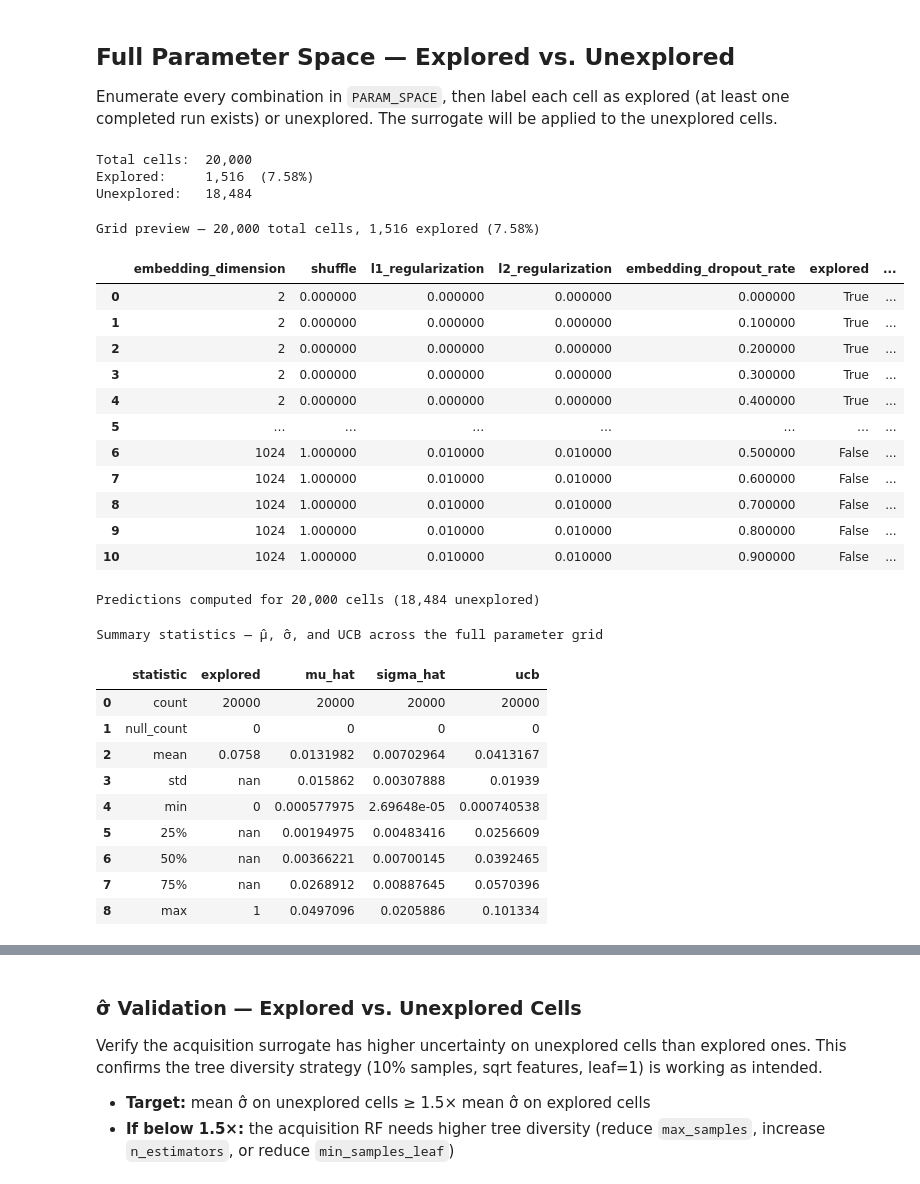
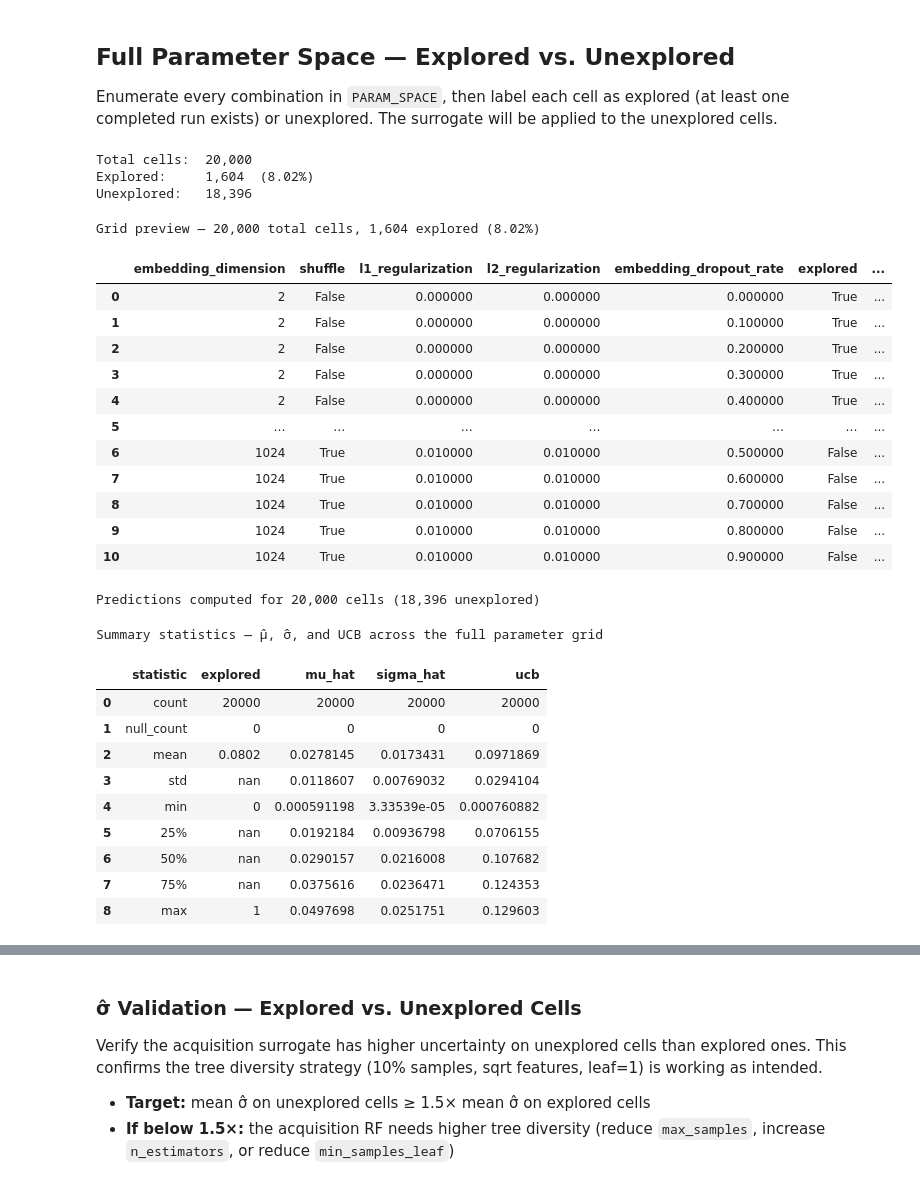
Before and after one commit to chaald/peppermint-matrix, a Jupyter notebook: notebooks/parameter_analysis/surrogate_model.ipynb, the cells around one changed output, grey strips where cells are left out. Drawn from its saved outputs; the diff is of its cells as text; code cells hidden in the pictures.

```diff
--- a/notebooks/parameter_analysis/surrogate_model.ipynb
+++ b/notebooks/parameter_analysis/surrogate_model.ipynb
@@ -132,8 +135,8 @@ Extract X (hyperparameter features) and y (best checkpoint score) from the loade
 required_cols = feature_names + [target_metric]
 full_dataframe = experiment_runs.select(required_cols).drop_nulls()
 
-# Cast shuffle (boolean) to float so sklearn is happy
-full_dataframe = full_dataframe.with_columns(pl.col("shuffle").cast(pl.Float64))
+# Cast shuffle to Boolean for consistency with convergence simulation
+full_dataframe = full_dataframe.with_columns(pl.col("shuffle").cast(pl.Boolean))
 
 full_features = full_dataframe.select(feature_names).to_numpy()
 full_target = full_dataframe[target_metric].to_numpy()
@@ -145,3 +148,31 @@ print(f"Target mean:   {full_target.mean():.4f}  ±  {full_target.std():.4f}")
 Training samples: 3,410
 Target range:  [0.0004, 0.0511]
 Target mean:   0.0217  ±  0.0193
+# %%
+# Generate K=100 virtual samples with optimism prior (λ=1.0)
+virtual_lambda = 1.0
+virtual_sample_count = 100
+
+best_observed = full_dataframe[target_metric].max()
+mean_observed = full_dataframe[target_metric].mean()
+std_observed = full_dataframe[target_metric].std()
+virtual_target = max(best_observed, mean_observed + virtual_lambda * std_observed)
+
+all_combinations = list(itertools.product(*parameter_space.values()))
+virtual_grid_vector = np.array(all_combinations, dtype=object)
+
+rng = np.random.default_rng(42)
+virtual_indices = rng.integers(0, len(virtual_grid_vector), size=virtual_sample_count)
+virtual_configs = virtual_grid_vector[virtual_indices]
+
+virtual_data = {col: virtual_configs[:, i].tolist() for i, col in enumerate(feature_names)}
+virtual_data[target_metric] = [virtual_target] * virtual_sample_count
+virtual_dataframe = pl.DataFrame(virtual_data)
+virtual_dataframe = virtual_dataframe.with_columns(pl.col("shuffle").cast(pl.Boolean))
+
+full_dataframe = pl.concat([full_dataframe, virtual_dataframe])
+full_features = full_dataframe.select(feature_names).to_numpy()
+full_target = full_dataframe[target_metric].to_numpy()
+
+print(f"Added {virtual_sample_count} virtual samples with target={virtual_target:.6f}")
+print(f"Training set now has {len(full_target):,} samples (real={len(full_target)-virtual_sample_count:,}, virtual={virtual_sample_count})")
@@ -418,8 +451,8 @@ full_grid = pl.DataFrame(
     {col: [row[i] for row in all_combinations] for i, col in enumerate(feature_names)}
 )
 
-# Align dtypes with full_dataframe (shuffle is cast to f64 there)
-full_grid = full_grid.with_columns(pl.col("shuffle").cast(pl.Float64))
+# Align dtypes with full_dataframe (shuffle is cast to Boolean there)
+full_grid = full_grid.with_columns(pl.col("shuffle").cast(pl.Boolean))
 
 # Aggregate explored runs: take the mean observed score per unique config
 explored_dataframe = (
@@ -438,47 +471,47 @@ full_grid = full_grid.with_columns(
     .alias("explored")
 )
 
 # Join observed metric onto the grid (null for unexplored cells)
 full_grid = full_grid.join(explored_dataframe, on=feature_names, how="left")
 
 n_explored   = full_grid["explored"].sum()
 n_unexplored = len(full_grid) - n_explored
 coverage_pct = 100 * n_explored / len(full_grid)
 
 print(f"Total cells:  {len(full_grid):,}")
 print(f"Explored:     {n_explored:,}  ({coverage_pct:.2f}%)")
 print(f"Unexplored:   {n_unexplored:,}")
 
 # Show top 5 + "..." + bottom 5 preview
 import pandas as pd
 
 display_cols = feature_names + ["explored", f"observed_{target_metric}"]
 grid_preview = full_grid.select(display_cols).to_pandas()
 ellipsis = pd.DataFrame([{c: "…" for c in display_cols}])
 grid_preview = pd.concat([grid_preview.head(5), ellipsis, grid_preview.tail(5)], ignore_index=True)
 
 data_preview_styled(
     grid_preview,
     caption=f"Grid preview — {len(full_grid):,} total cells, {n_explored:,} explored ({coverage_pct:.2f}%)",
     max_rows=11,
 )
 # %% [output]
 Total cells:  20,000
-Explored:     1,516  (7.58%)
-Unexplored:   18,484
+Explored:     1,604  (8.02%)
+Unexplored:   18,396
-Grid preview — 20,000 total cells, 1,516 explored (7.58%)
+Grid preview — 20,000 total cells, 1,604 explored (8.02%)
 |  | embedding_dimension | shuffle | l1_regularization | l2_regularization | embedding_dropout_rate | explored | ... |
-| 0 | 2 | 0.000000 | 0.000000 | 0.000000 | 0.000000 | True | ... |
-| 1 | 2 | 0.000000 | 0.000000 | 0.000000 | 0.100000 | True | ... |
-| 2 | 2 | 0.000000 | 0.000000 | 0.000000 | 0.200000 | True | ... |
-| 3 | 2 | 0.000000 | 0.000000 | 0.000000 | 0.300000 | True | ... |
-| 4 | 2 | 0.000000 | 0.000000 | 0.000000 | 0.400000 | True | ... |
+| 0 | 2 | False | 0.000000 | 0.000000 | 0.000000 | True | ... |
+| 1 | 2 | False | 0.000000 | 0.000000 | 0.100000 | True | ... |
+| 2 | 2 | False | 0.000000 | 0.000000 | 0.200000 | True | ... |
+| 3 | 2 | False | 0.000000 | 0.000000 | 0.300000 | True | ... |
+| 4 | 2 | False | 0.000000 | 0.000000 | 0.400000 | True | ... |
 | 5 | … | … | … | … | … | … | ... |
-| 6 | 1024 | 1.000000 | 0.010000 | 0.010000 | 0.500000 | False | ... |
-| 7 | 1024 | 1.000000 | 0.010000 | 0.010000 | 0.600000 | False | ... |
-| 8 | 1024 | 1.000000 | 0.010000 | 0.010000 | 0.700000 | False | ... |
-| 9 | 1024 | 1.000000 | 0.010000 | 0.010000 | 0.800000 | False | ... |
-| 10 | 1024 | 1.000000 | 0.010000 | 0.010000 | 0.900000 | False | ... |
+| 6 | 1024 | True | 0.010000 | 0.010000 | 0.500000 | False | ... |
+| 7 | 1024 | True | 0.010000 | 0.010000 | 0.600000 | False | ... |
+| 8 | 1024 | True | 0.010000 | 0.010000 | 0.700000 | False | ... |
+| 9 | 1024 | True | 0.010000 | 0.010000 | 0.800000 | False | ... |
+| 10 | 1024 | True | 0.010000 | 0.010000 | 0.900000 | False | ... |
 # %%
 # Predict μ̂ and σ̂ for the full grid
 full_grid_features = full_grid.select(feature_names).to_numpy()
@@ -504,18 +537,18 @@ data_preview_styled(
     caption="Summary statistics — μ̂, σ̂, and UCB across the full parameter grid",
 )
 # %% [output]
-Predictions computed for 20,000 cells (18,484 unexplored)
+Predictions computed for 20,000 cells (18,396 unexplored)
 Summary statistics — μ̂, σ̂, and UCB across the full parameter grid
 |  | statistic | explored | mu_hat | sigma_hat | ucb |
 | 0 | count | 20000 | 20000 | 20000 | 20000 |
 | 1 | null_count | 0 | 0 | 0 | 0 |
-| 2 | mean | 0.0758 | 0.0131982 | 0.00702964 | 0.0413167 |
-| 3 | std | nan | 0.015862 | 0.00307888 | 0.01939 |
-| 4 | min | 0 | 0.000577975 | 2.69648e-05 | 0.000740538 |
-| 5 | 25% | nan | 0.00194975 | 0.00483416 | 0.0256609 |
-| 6 | 50% | nan | 0.00366221 | 0.00700145 | 0.0392465 |
-| 7 | 75% | nan | 0.0268912 | 0.00887645 | 0.0570396 |
-| 8 | max | 1 | 0.0497096 | 0.0205886 | 0.101334 |
+| 2 | mean | 0.0802 | 0.0278145 | 0.0173431 | 0.0971869 |
+| 3 | std | nan | 0.0118607 | 0.00769032 | 0.0294104 |
+| 4 | min | 0 | 0.000591198 | 3.33539e-05 | 0.000760882 |
+| 5 | 25% | nan | 0.0192184 | 0.00936798 | 0.0706155 |
+| 6 | 50% | nan | 0.0290157 | 0.0216008 | 0.107682 |
+| 7 | 75% | nan | 0.0375616 | 0.0236471 | 0.124353 |
+| 8 | max | 1 | 0.0497698 | 0.0251751 | 0.129603 |
 # %%
 # Show full grid with observed metric and surrogate predictions (top 5 + "..." + bottom 5 by UCB)
 display_cols = feature_names + ["explored", f"observed_{target_metric}", "mu_hat", "sigma_hat", "ucb"]
```
Also changed, not shown: parts of 13 cells of this notebook, 1 other file.
